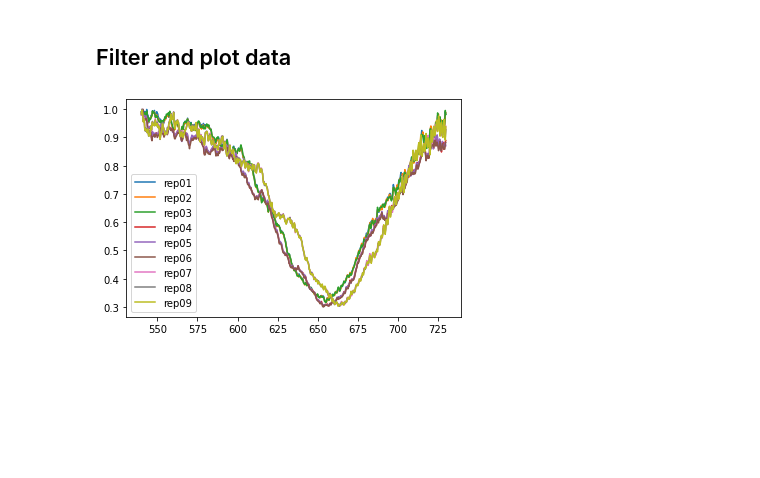
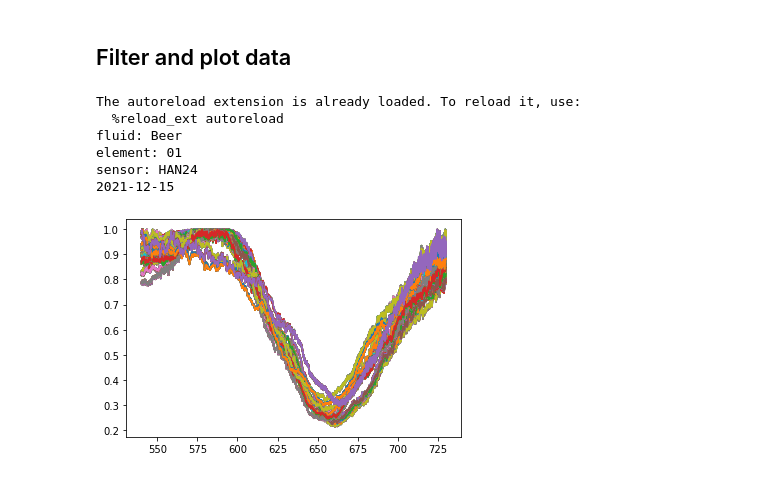
Before and after one commit to calcut/dwt-optical, a Jupyter notebook: csv_import_export.ipynb, the cells around one changed output. Drawn from its saved outputs; the diff is of its cells as text; code cells hidden in the pictures; blank space fills up the shorter version.

Commit message:
adding plot canvas

```diff
--- a/csv_import_export.ipynb
+++ b/csv_import_export.ipynb
@@ -240,18 +240,3 @@ for e in elements:
 1
 # %% [markdown]
 ## Filter and plot data
-# %%
-import data_process as dp
-import pandas as pd
-testfile = "./sampledata/HAN24/2021-11-04-HAN24-Beer-01.tsv"
-df = pd.read_csv(testfile, sep='\t')
-
-# df = df[['wavelength', 'rep01', 'rep02','rep03']]
-
-df = dp.trim_df(df, wl_min=540, wl_max=730)
-df = dp.normalise_df(df)
-df = dp.resample_df(df, resample=0.3)
-
-dp.plot_df(df)
-# %% [output]
-[figure, removed]
@@ -257,0 +259,57 @@ dp.plot_df(df)
+# %%
+%load_ext autoreload
+%autoreload 2
+
+import lib.data_process as dp
+import lib.csv_helpers as csv
+import pandas as pd
+
+primary_metadata = [
+    'date',
+    'sensor',
+    'element',
+    'fluid'
+]
+
+meta_tbox = './imported/index.tsv'
+
+meta_df = csv.read_metadata(meta_tbox)
+metapath = os.path.abspath(meta_tbox)
+path = os.path.dirname(metapath)
+
+selection_df = csv.filter_by_metadata('element', '01', meta_df)
+selection_df = csv.filter_by_metadata('fluid', 'Beer', selection_df)
+
+# common_metadata = ['date', 'element', 'sensor']
+# for field in common_metadata:
+#     print(meta_df.iloc[1][field])
+df, title = csv.merge_dataframes(selection_df, path=path)
+print(title)
+
+
+
+
+# # df = df[['wavelength', 'rep01', 'rep02','rep03']]
+
+# df = dp.trim(df, wl_min=540, wl_max=730)
+# df = dp.normalise(df)
+# # df = dp.resample_df(df, resample=0.3)
+
+# dp.plot(df)
+# %% [output]
+The autoreload extension is already loaded. To reload it, use:
+  %reload_ext autoreload
+fluid: Beer
+element: 01
+sensor: HAN24
+2021-12-15
+# %%
+import matplotlib.pyplot as plt
+
+for col in df:
+	if col == 'wavelength':
+		pass
+	else:
+		plt.plot(df['wavelength'], df[col])
+# %% [output]
+[figure, added]
```
Also changed, not shown: parts of 2 cells of this notebook, 4 other files.
